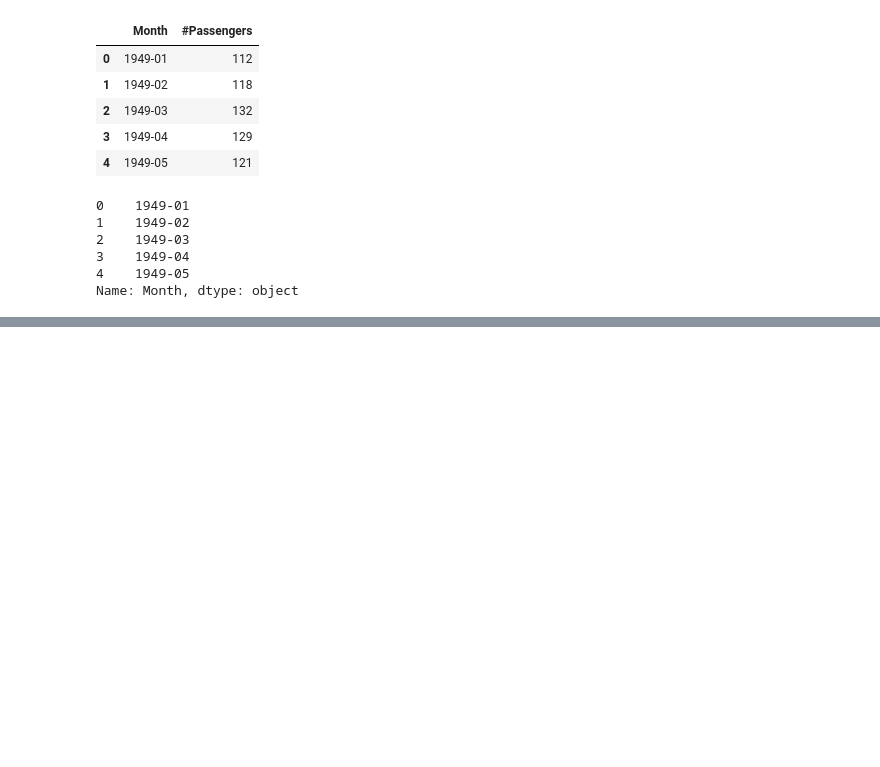
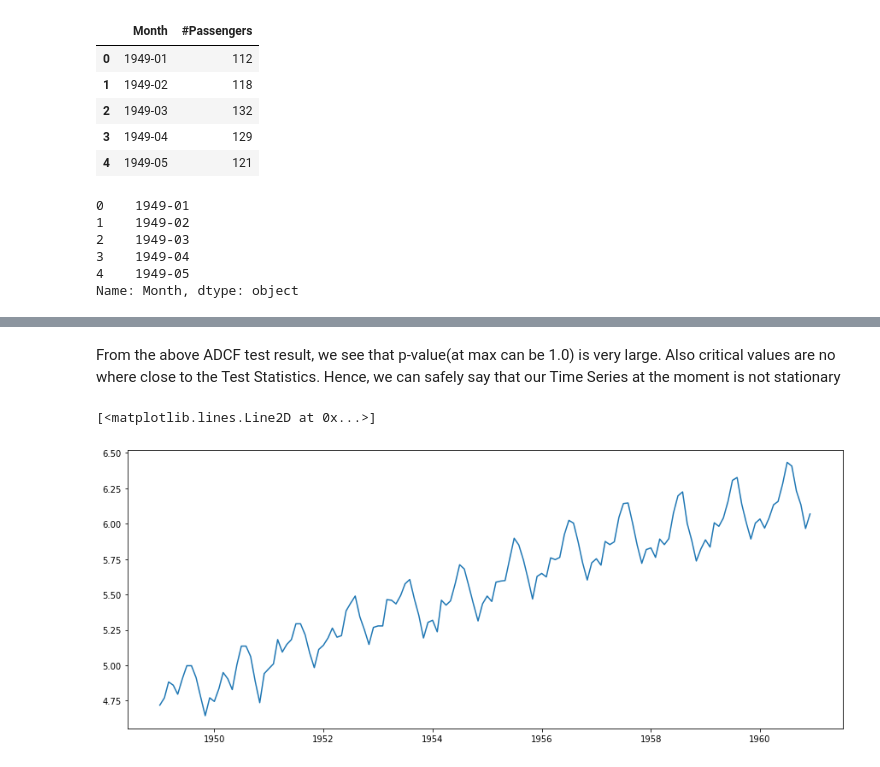
Before and after one commit to habibbueteee/time-series-learning, a Jupyter notebook: airplane passenger.ipynb, the cells around one changed output, grey strips where cells are left out. Saved outputs shown, nothing was run; the diff lists cells and outputs as text; code cells hidden in the pictures; blank space fills up the shorter version.

```diff
--- a/airplane passenger.ipynb
+++ b/airplane passenger.ipynb
@@ -66,0 +117,11 @@ def test_stationarity(timeseries):
+# %% [markdown]
+From the above ADCF test result, we see that p-value(at max can be 1.0) is very large. Also critical values are no where close to the Test Statistics. Hence, we can safely say that our Time Series at the moment is not stationary
+# %%
+#Data transformation to achieve stationarity- objective remove trend component
+
+#Estimating trend
+data_logScale = np.log(data)
+plt.plot(data_logScale)
+# %% [output]
+[<matplotlib.lines.Line2D at 0x...>]
+[figure, added]
```
Also changed, not shown: parts of 24 cells of this notebook.
